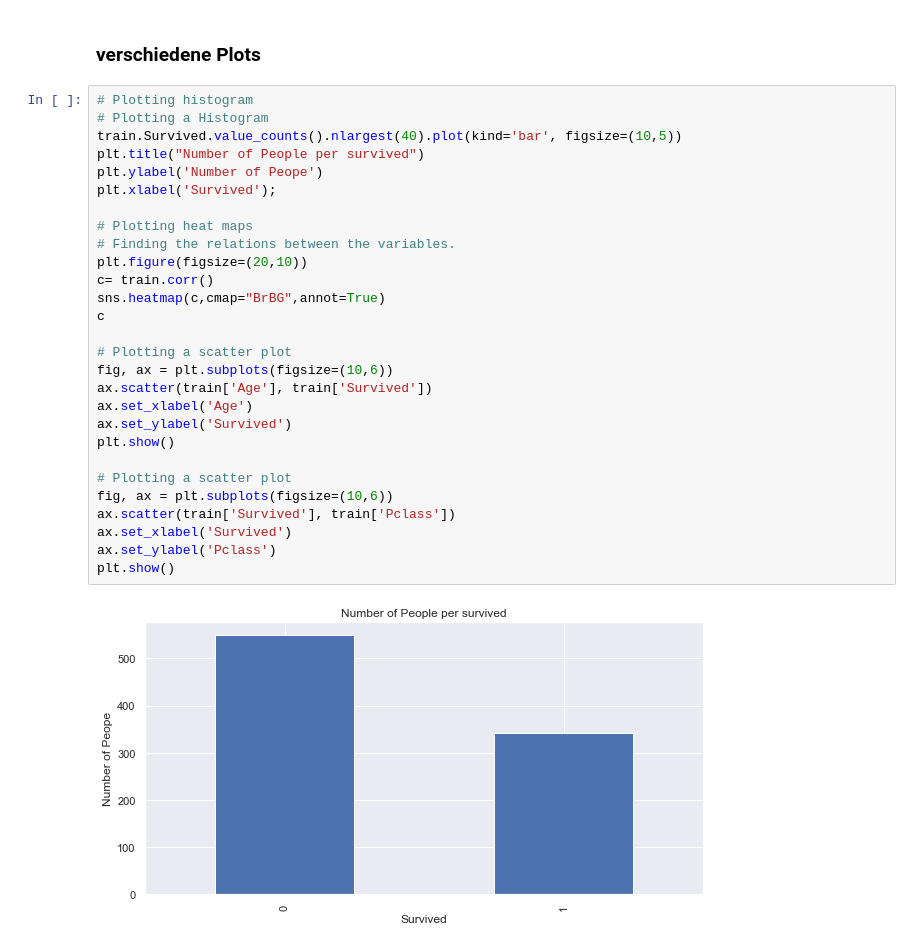
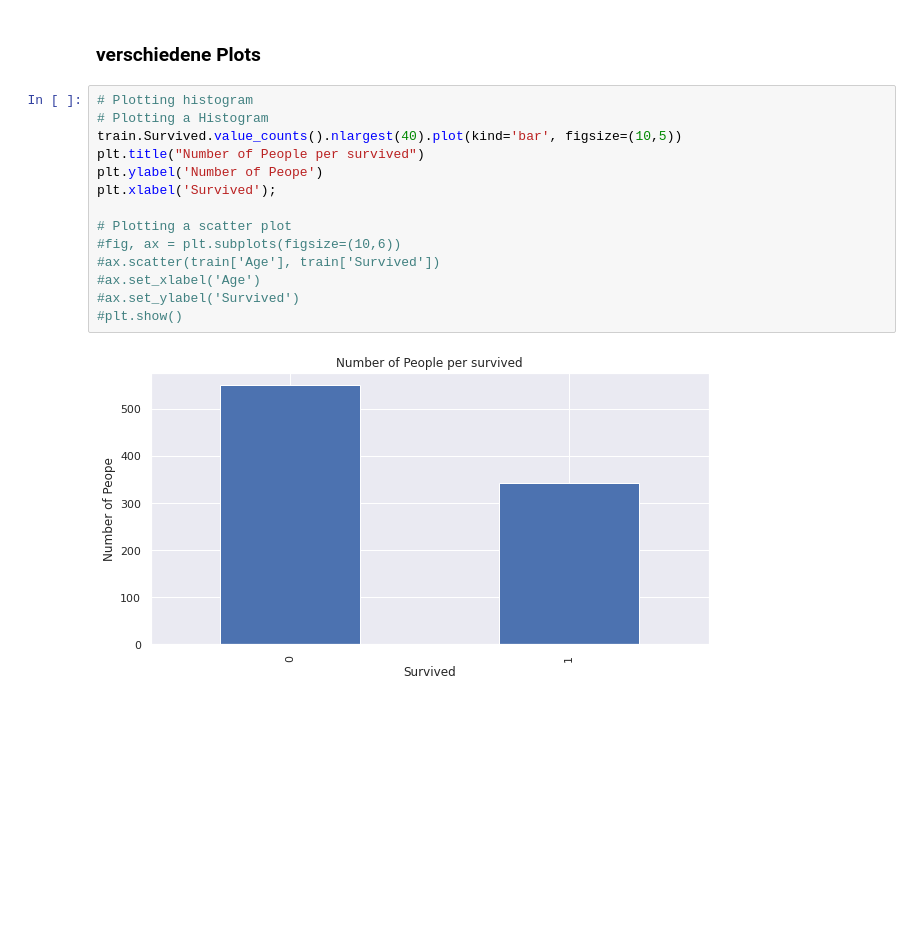
Before and after one commit to jborensky-tgm/SYT-Vertiefung, a Jupyter notebook: source/jupyter/Python-Beispiel.ipynb, the cells around one changed output. Saved outputs shown, nothing was run; the diff lists cells and outputs as text; blank space fills up the shorter version.

```diff
--- a/source/jupyter/Python-Beispiel.ipynb
+++ b/source/jupyter/Python-Beispiel.ipynb
@@ -129,30 +137,16 @@ dtype: float64
 # %%
 # Plotting histogram
 # Plotting a Histogram
 train.Survived.value_counts().nlargest(40).plot(kind='bar', figsize=(10,5))
 plt.title("Number of People per survived")
 plt.ylabel('Number of Peope')
 plt.xlabel('Survived');
 
-# Plotting heat maps
-# Finding the relations between the variables.
-plt.figure(figsize=(20,10))
-c= train.corr()
-sns.heatmap(c,cmap="BrBG",annot=True)
-c
-
 # Plotting a scatter plot
-fig, ax = plt.subplots(figsize=(10,6))
-ax.scatter(train['Age'], train['Survived'])
-ax.set_xlabel('Age')
-ax.set_ylabel('Survived')
-plt.show()
-
-# Plotting a scatter plot
-fig, ax = plt.subplots(figsize=(10,6))
-ax.scatter(train['Survived'], train['Pclass'])
-ax.set_xlabel('Survived')
-ax.set_ylabel('Pclass')
-plt.show()
+#fig, ax = plt.subplots(figsize=(10,6))
+#ax.scatter(train['Age'], train['Survived'])
+#ax.set_xlabel('Age')
+#ax.set_ylabel('Survived')
+#plt.show()
 # %% [output]
-[figure, old version]
+[figure, new version]
```
Also changed, not shown: parts of 4 cells of this notebook, 1 other file.
